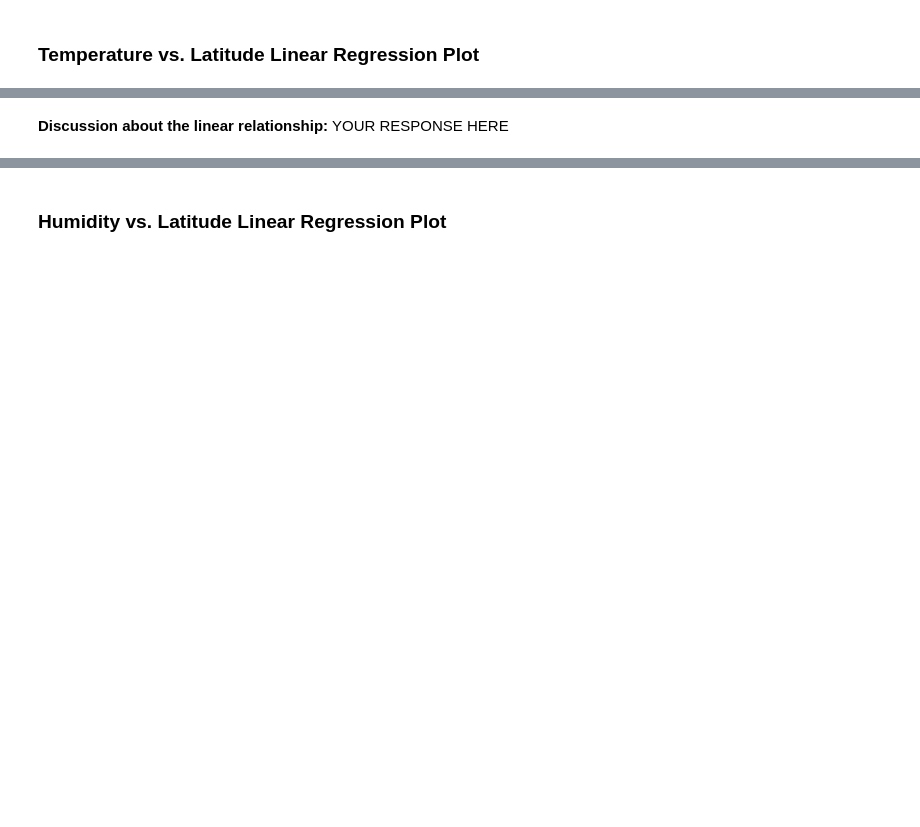
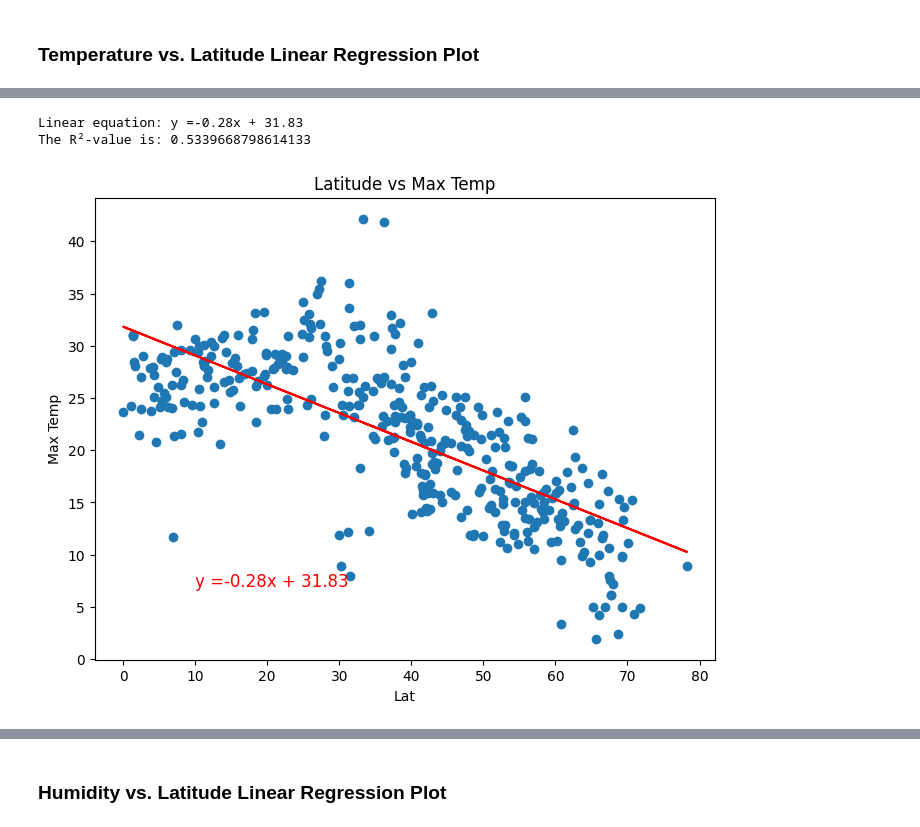
Before and after one commit to ManroopKaur159/python-api-challenge, a Jupyter notebook: WeatherPy/WeatherPy.ipynb, the cells around one changed output, grey strips where cells are left out. Cells and saved outputs as stored; diff of their text form; code cells hidden in the pictures; blank space fills up the shorter version.

```diff
--- a/WeatherPy/WeatherPy.ipynb
+++ b/WeatherPy/WeatherPy.ipynb
@@ -280,16 +285,29 @@ plt.show()
 # %%
 # Define a function to create Linear Regression plots
 def linear_regress(x, y, eqn_coordinates):
-    r = st.pearsonr(x, y)
-    print(f"The r-value is: {r[0]}")
+
+    # linear regression
     (slope, intercept, rvalue, pvalue, stderr) = linregress(x, y)
     regress_values = x * slope + intercept
     line_eq = f"y ={slope: .2f}x +{intercept: .2f}"
+
+     # Plot the regression line
     plt.plot(x, regress_values, "r-")
     plt.annotate(line_eq, eqn_coordinates, fontsize=12, color="red")
+
+    # Print the linear equation and R-squared value
+    print(f"Linear equation: {line_eq}")
+    print(f"The R²-value is: {rvalue**2}")
+
+    #Scatter the data in plot
     plt.scatter(x, y)
+
+    #Label x and y axis
     plt.xlabel(f"{x.name}")
     plt.ylabel(f"{y.name}")
+
+    # Display the plot
+    plt.show()
 # %%
 # Create a DataFrame with the Northern Hemisphere data (Latitude >= 0)
 northern_hemi_df = city_data_df.loc[city_data_df["Lat"] >= 0]
@@ -343,2 +341,27 @@ The r^2-value is: 0.6720220238897325
-# %% [markdown]
-**Discussion about the linear relationship:** YOUR RESPONSE HERE
+# %%
+#Northern Hemisphere
+# Usage of the northern hemisphere dataframes for data
+x = northern_hemi_df['Lat']
+y = northern_hemi_df['Max Temp']
+
+# Setting the coordinates for the equation
+eqn_coordinates = (x.min() + 10, y.min() + 5)
+
+# Display a larger figure
+plt.figure(figsize=(8, 6))
+
+# Title the plot
+plt.title("Latitude vs Max Temp")
+
+# Label x and y axis
+plt.xlabel("Latitude")
+plt.ylabel("Max Temp")
+
+# Linear regression function
+linear_regress(x, y, eqn_coordinates)
+# Display the plot
+plt.show()
+# %% [output]
+Linear equation: y =-0.28x + 31.83
+The R²-value is: 0.5339668798614133
+[figure, added]
```
Also changed, not shown: parts of 40 cells of this notebook, 5 other files.
